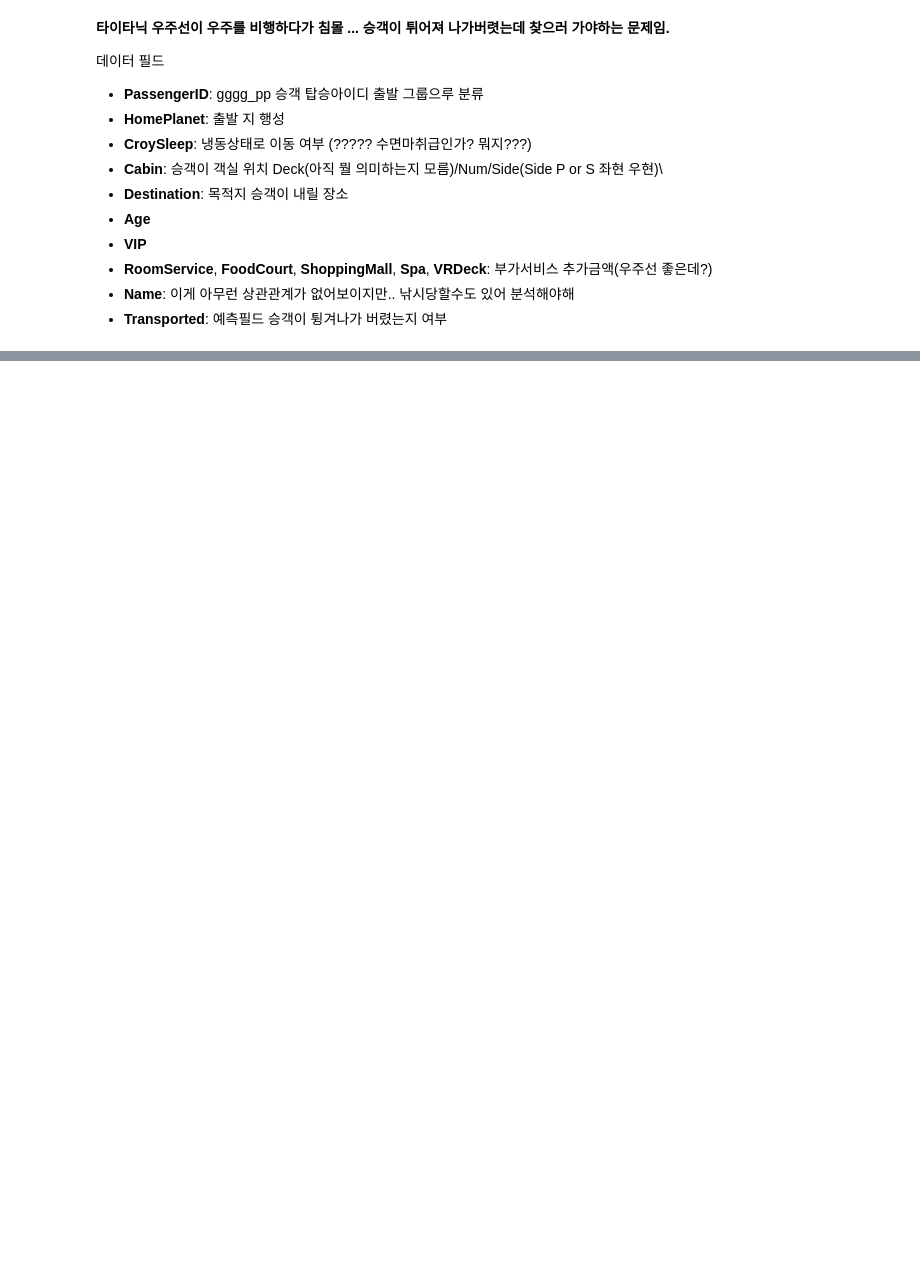
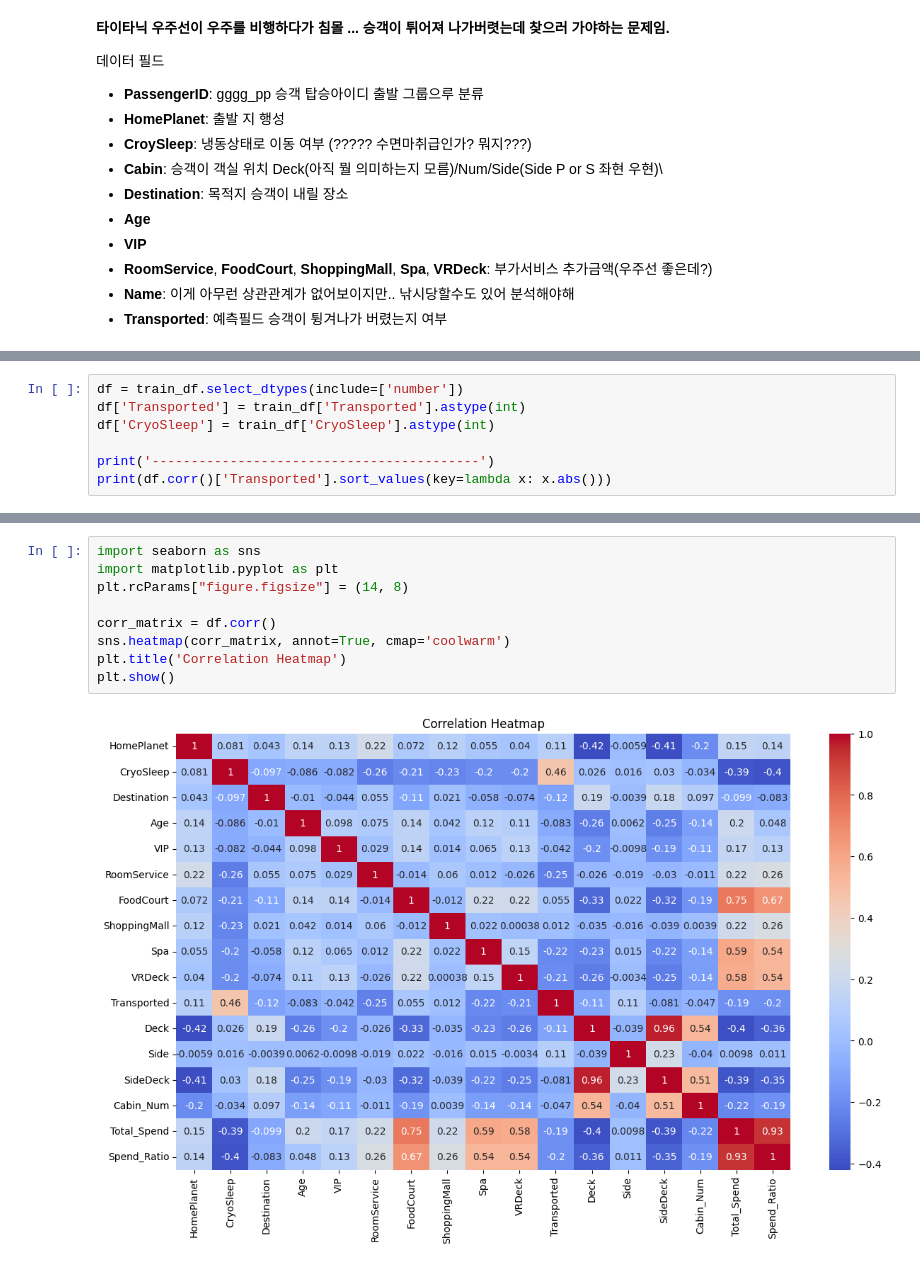
Before and after one commit to JaeHyunL/TIL, a Jupyter notebook: Kaggle_Challenge/Titanic_sapce/sandbox.ipynb, the cells around one changed output, grey strips where cells are left out. Cells and saved outputs as stored; diff of their text form; blank space fills up the shorter version.

```diff
--- a/Kaggle_Challenge/Titanic_sapce/sandbox.ipynb
+++ b/Kaggle_Challenge/Titanic_sapce/sandbox.ipynb
@@ -166,0 +207,7 @@ plt.show()
+# %%
+df = train_df.select_dtypes(include=['number'])
+df['Transported'] = train_df['Transported'].astype(int)
+df['CryoSleep'] = train_df['CryoSleep'].astype(int)
+
+print('------------------------------------------')
+print(df.corr()['Transported'].sort_values(key=lambda x: x.abs()))
@@ -166,0 +234,11 @@ plt.show()
+# %%
+import seaborn as sns
+import matplotlib.pyplot as plt
+plt.rcParams["figure.figsize"] = (14, 8)
+
+corr_matrix = df.corr()
+sns.heatmap(corr_matrix, annot=True, cmap='coolwarm')
+plt.title('Correlation Heatmap')
+plt.show()
+# %% [output]
+[figure, added]
```
Also changed, not shown: parts of 19 cells of this notebook.
